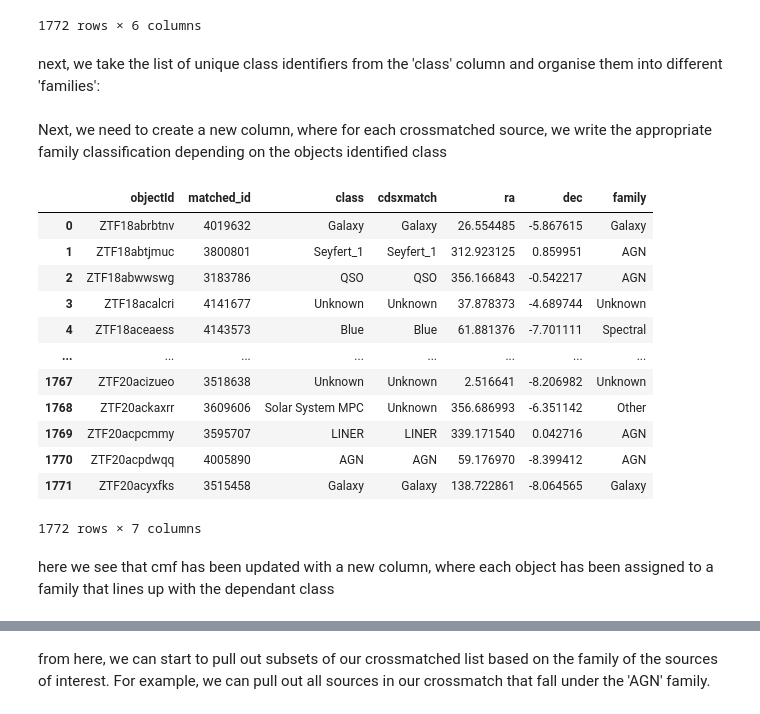
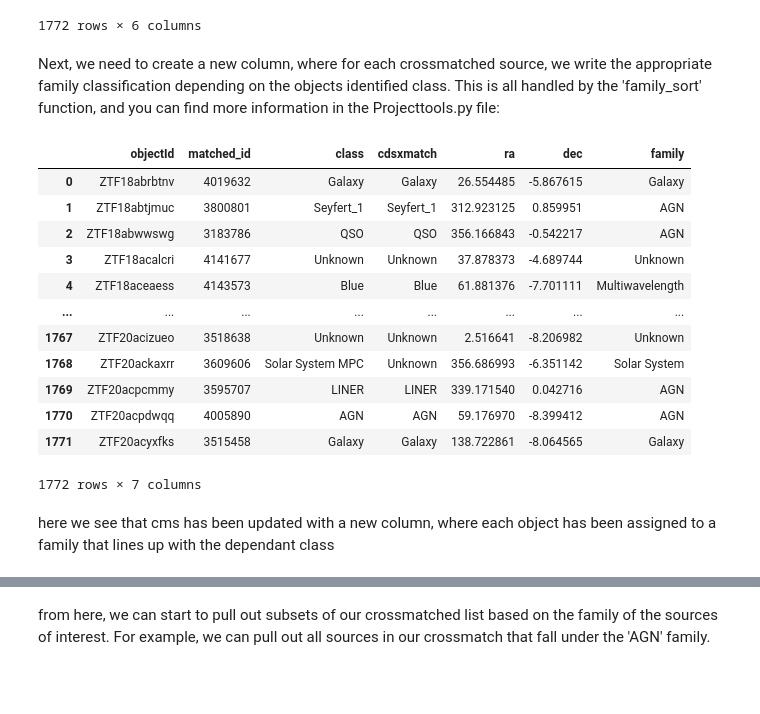
Before and after one commit to CallanG258/Project_VAST_FINK, a Jupyter notebook: FINK & VAST Crossmatched Sources 2020.ipynb, the cells around one changed output, grey strips where cells are left out. Drawn from its saved outputs; the diff is of its cells as text; code cells hidden in the pictures; blank space fills up the shorter version.

```diff
--- a/FINK & VAST Crossmatched Sources 2020.ipynb
+++ b/FINK & VAST Crossmatched Sources 2020.ipynb
@@ -15,7 +18,7 @@ from vasttools.pipeline import Pipeline
 # %%
 #reads in the .pickle file. the full filepath needs to be specified if its not in the same directory as this notebook
-cmf = pd.read_pickle('Fink_2020_sources_matched_to_VAST_all_sources.pickle')
-cmf
+cms = pd.read_pickle('Fink_2020_sources_matched_to_VAST_all_sources.pickle')
+cms
 # %% [output]
 |  | objectId | matched_id | class | cdsxmatch | ra | dec |
 | 0 | ZTF18abrbtnv | 4019632 | Galaxy | Galaxy | 26.554485 | -5.867615 |
@@ -30,5 +33,3 @@ cmf
 | 1770 | ZTF20acpdwqq | 4005890 | AGN | AGN | 59.176970 | -8.399412 |
 | 1771 | ZTF20acyxfks | 3515458 | Galaxy | Galaxy | 138.722861 | -8.064565 |
 1772 rows × 6 columns
-# %% [markdown]
-next, we take the list of unique class identifiers from the 'class' column and organise them into different 'families':
@@ -99,2 +36,2 @@ Solar_System_Family=[
 # %% [markdown]
-Next, we need to create a new column, where for each crossmatched source, we write the appropriate family classification depending on the objects identified class
+Next, we need to create a new column, where for each crossmatched source, we write the appropriate family classification depending on the objects identified class. This is all handled by the 'family_sort' function, and you can find more information in the Projecttools.py file:
@@ -135,20 +38,21 @@ cmf['family']=Source_Families
 # %%
-cmf
+pro.family_sort(cms)
+cms
 # %% [output]
 |  | objectId | matched_id | class | cdsxmatch | ra | dec | family |
 | 0 | ZTF18abrbtnv | 4019632 | Galaxy | Galaxy | 26.554485 | -5.867615 | Galaxy |
 | 1 | ZTF18abtjmuc | 3800801 | Seyfert_1 | Seyfert_1 | 312.923125 | 0.859951 | AGN |
 | 2 | ZTF18abwwswg | 3183786 | QSO | QSO | 356.166843 | -0.542217 | AGN |
 | 3 | ZTF18acalcri | 4141677 | Unknown | Unknown | 37.878373 | -4.689744 | Unknown |
-| 4 | ZTF18aceaess | 4143573 | Blue | Blue | 61.881376 | -7.701111 | Spectral |
+| 4 | ZTF18aceaess | 4143573 | Blue | Blue | 61.881376 | -7.701111 | Multiwavelength |
 | ... | ... | ... | ... | ... | ... | ... | ... |
 | 1767 | ZTF20acizueo | 3518638 | Unknown | Unknown | 2.516641 | -8.206982 | Unknown |
-| 1768 | ZTF20ackaxrr | 3609606 | Solar System MPC | Unknown | 356.686993 | -6.351142 | Other |
+| 1768 | ZTF20ackaxrr | 3609606 | Solar System MPC | Unknown | 356.686993 | -6.351142 | Solar System |
 | 1769 | ZTF20acpcmmy | 3595707 | LINER | LINER | 339.171540 | 0.042716 | AGN |
 | 1770 | ZTF20acpdwqq | 4005890 | AGN | AGN | 59.176970 | -8.399412 | AGN |
 | 1771 | ZTF20acyxfks | 3515458 | Galaxy | Galaxy | 138.722861 | -8.064565 | Galaxy |
 1772 rows × 7 columns
-# %% [markdown]
-here we see that cmf has been updated with a new column, where each object has been assigned to a family that lines up with the dependant class
+# %% [markdown]
+here we see that cms has been updated with a new column, where each object has been assigned to a family that lines up with the dependant class
 # %%
 #groups each row in cmfby family, prints each groupings size, and lists that from largest to smallest
```
Also changed, not shown: parts of 14 cells of this notebook, 3 other files.
